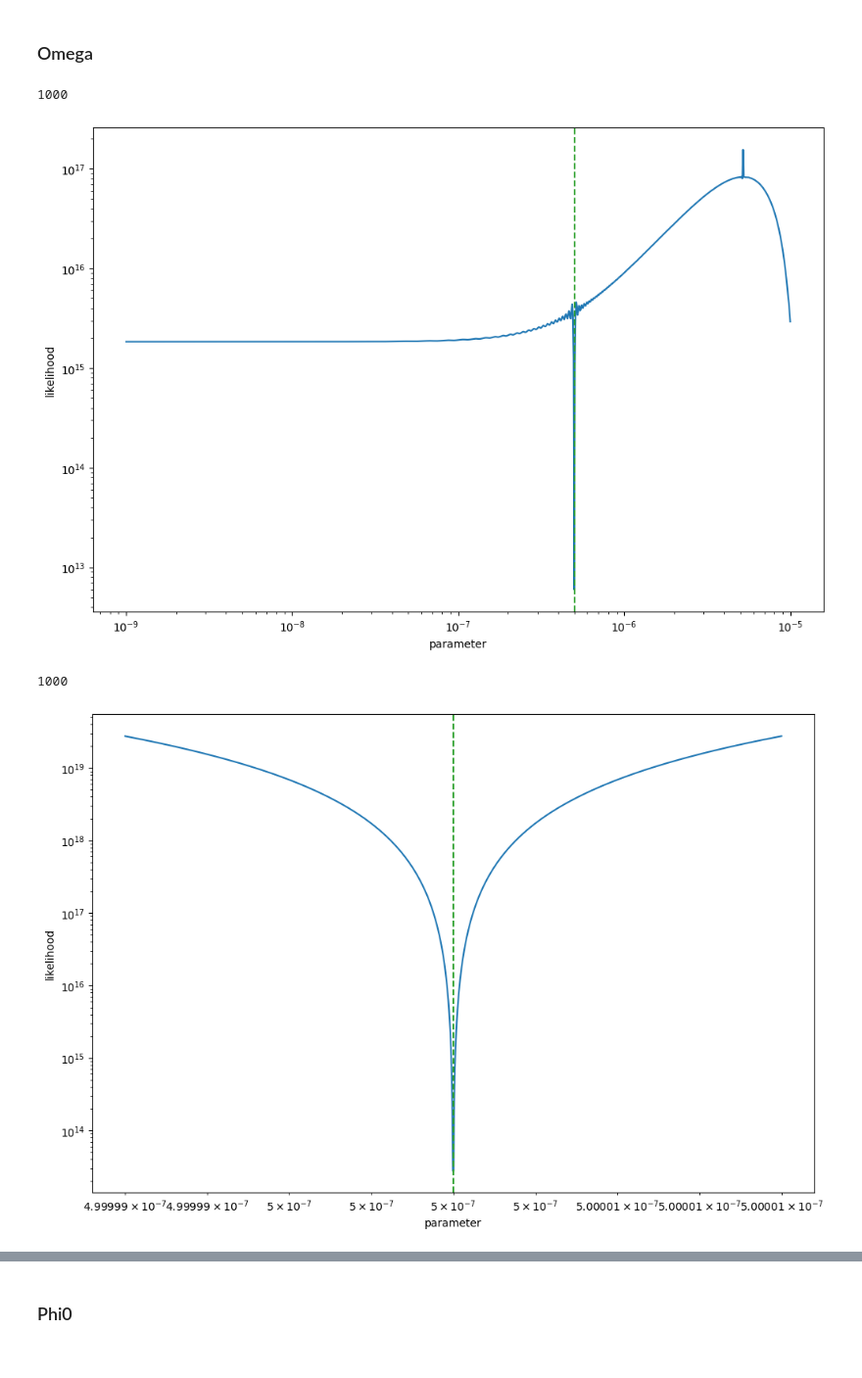
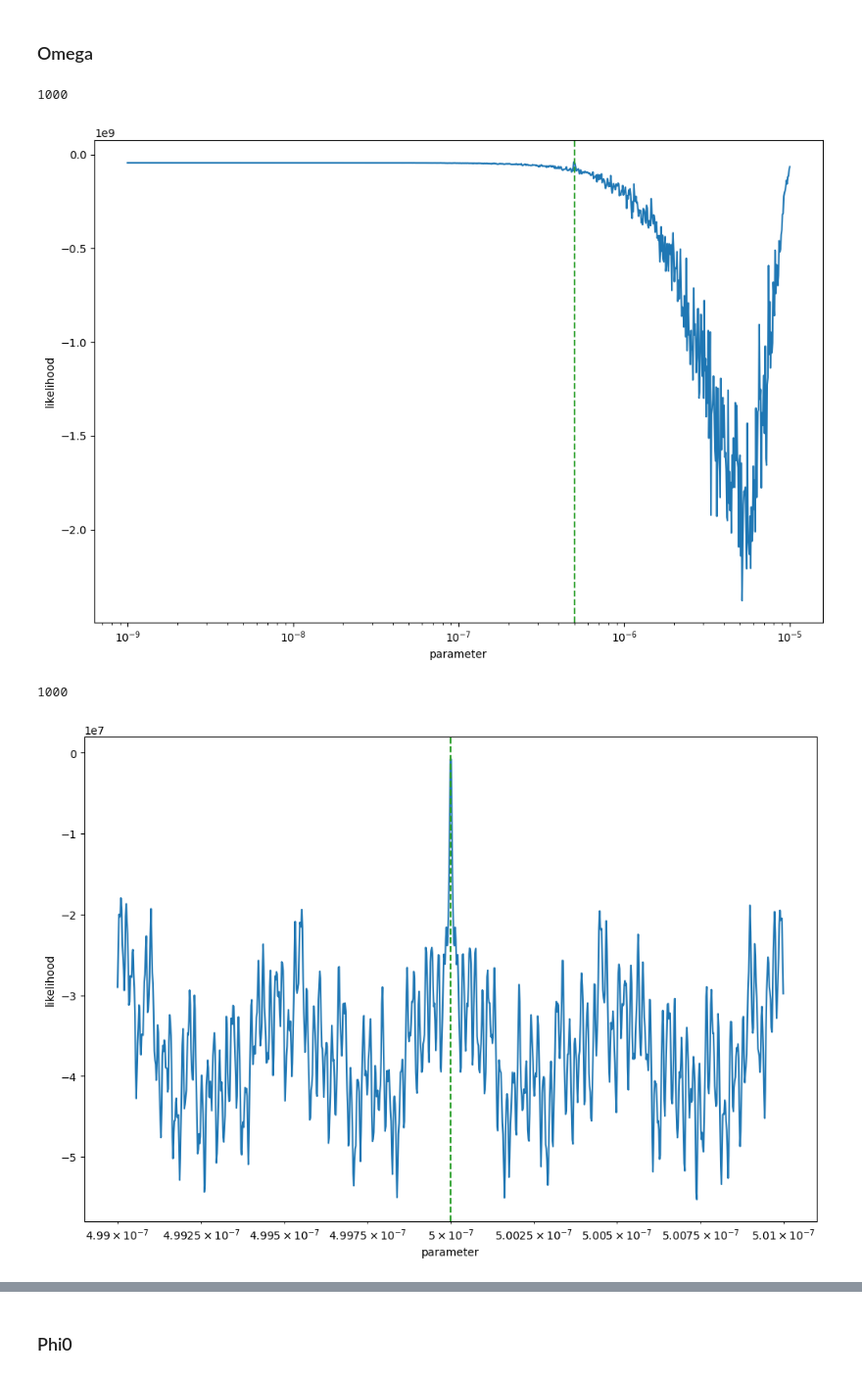
Before and after one commit to tomkimpson/StateSpacePTA, a Jupyter notebook: notebooks/likelihood_surfaces.ipynb, the cells around one changed output, grey strips where cells are left out. Shown at 98% size. Drawn from its saved outputs; the diff is of its cells as text; code cells hidden in the pictures.

Commit message:
small h, few params

```diff
--- a/notebooks/likelihood_surfaces.ipynb
+++ b/notebooks/likelihood_surfaces.ipynb
@@ -53,6 +50,8 @@ model = LinearModel
 KF = KalmanFilter(model,data.f_measured,PTA)
 
 true_parameters = priors_dict(PTA,P)
+true_parameters["simga_m"] =1e-1# priors_dict(PTA,P)
+
 model_likelihood= KF.likelihood(true_parameters)
 print("Optimal likelihood is: ", model_likelihood)
 # %% [output]
@@ -75,7 +74,7 @@ def plot_likelihood(x,y,logscale,x_critical):
 
     if logscale:
         ax.set_xscale('log')
-        ax.set_yscale('log')
+        #ax.set_yscale('log')
 
     ax.axvline(x_critical,linestyle='--', c='C2')
 
@@ -92,25 +91,26 @@ variable_range = np.logspace(-9,-5,int(1e3))
 ##ariable_range = np.arange(1e-7,9e-7,5e-9)
 print(len(variable_range))
 selected_parameters = true_parameters.copy()
+selected_parameters["delta_gw"] = 1.20
 likelihoods = iterate_over_priors(variable, variable_range,selected_parameters,KF)
-plot_likelihood(variable_range,np.abs(likelihoods),True,true_parameters[variable])
+plot_likelihood(variable_range,likelihoods,True,true_parameters[variable])
 # %% [output]
 1000
-[figure, old version]
+[figure, new version]
 # %%
 import numpy as np
 variable = "omega_gw"
 eps = 1e-16
 truth = 5e-7
-delta = 1e4*eps
+delta = 1e7*eps
 variable_range = np.linspace(truth-delta,truth+delta,int(1e3))
 #variable_range = np.linspace(2e-7,8e-7,int(1e3))
 
 ##ariable_range = np.arange(1e-7,9e-7,5e-9)
 print(len(variable_range))
 selected_parameters = true_parameters.copy()
 likelihoods = iterate_over_priors(variable, variable_range,selected_parameters,KF)
-plot_likelihood(variable_range,np.abs(likelihoods),True,true_parameters[variable])
+plot_likelihood(variable_range,likelihoods,True,true_parameters[variable])
 # %% [output]
 1000
-[figure, old version]
+[figure, new version]
```
Also changed, not shown: parts of 12 cells of this notebook, 6 other files.
